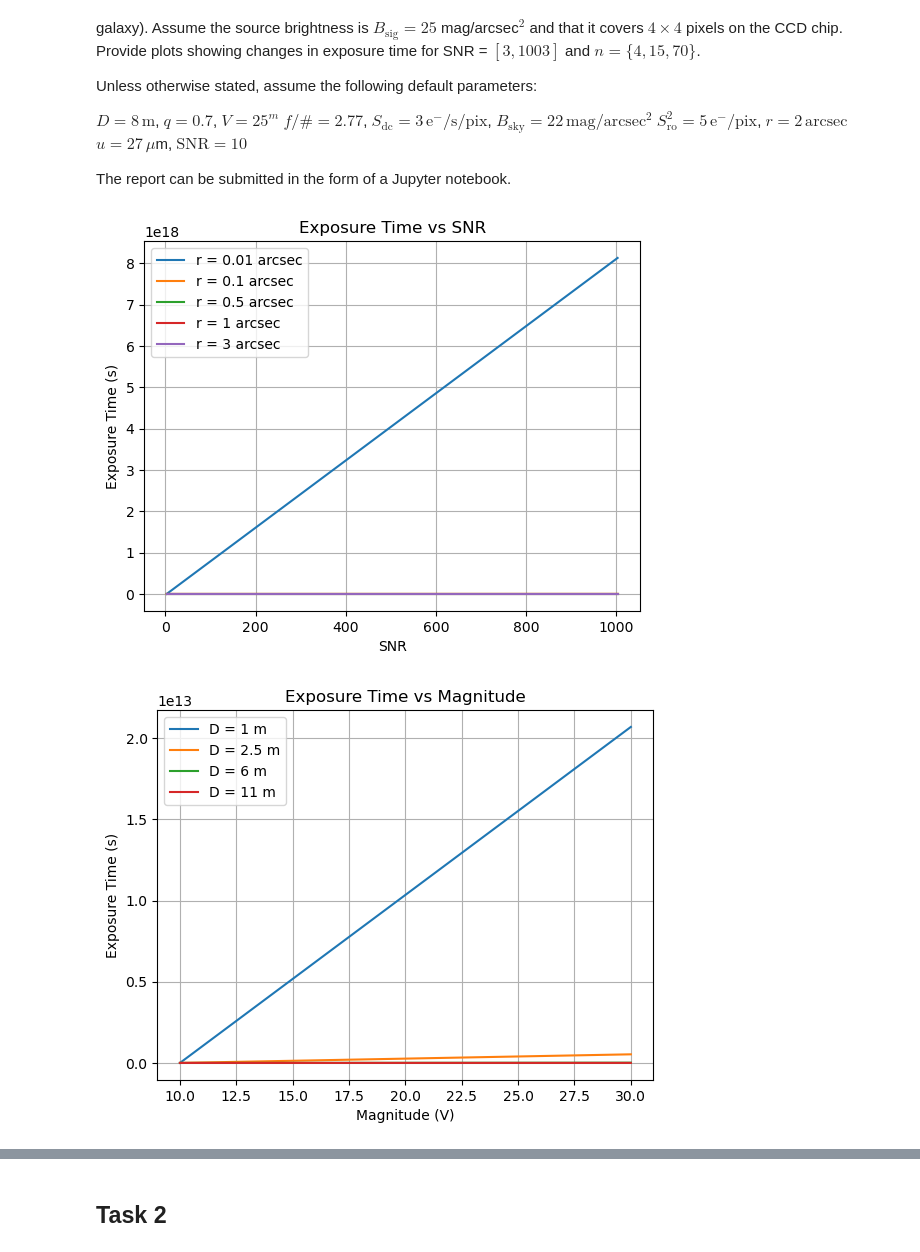
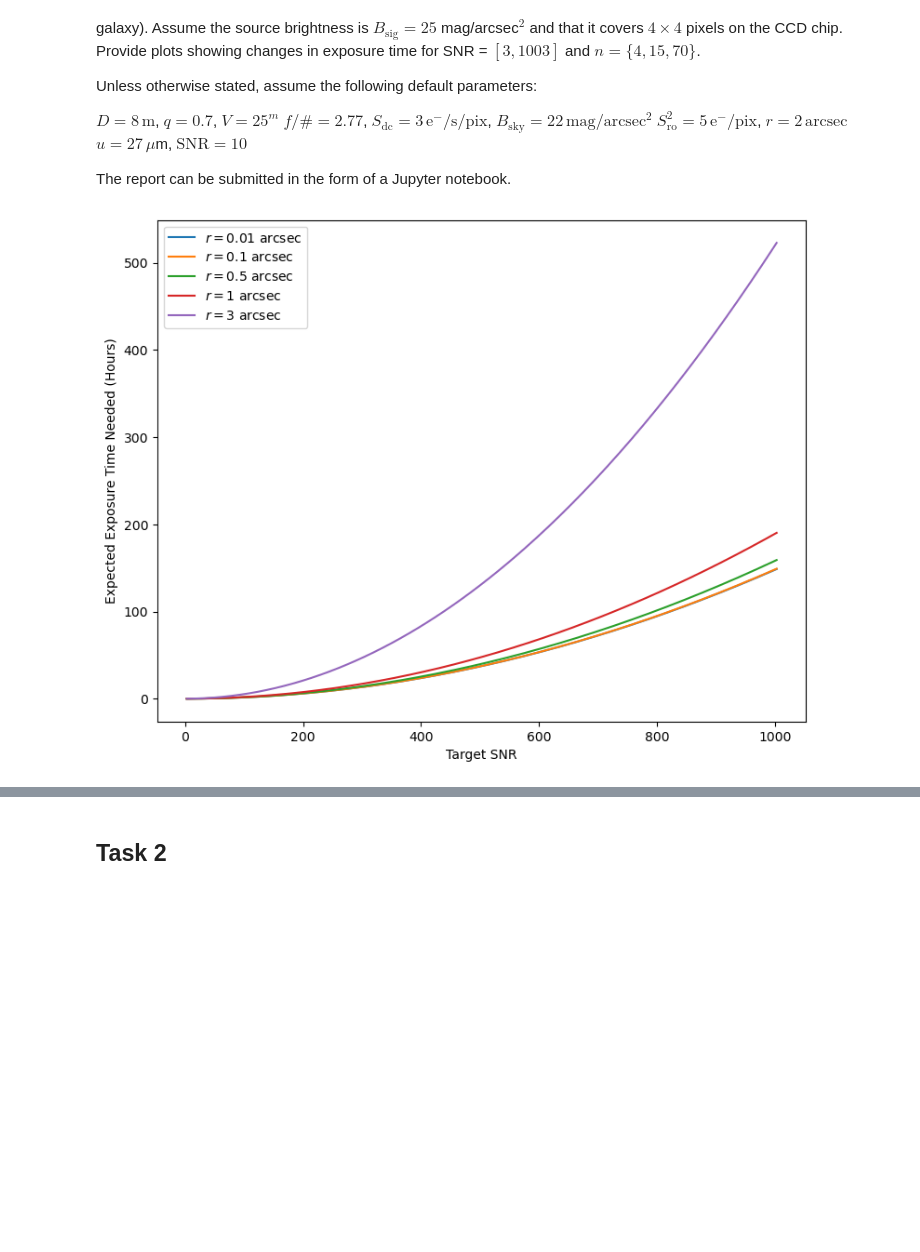
Before and after one commit to tcaba2/DataReduction2024, a Jupyter notebook: HomeWork_3/ExposureTime.ipynb, the cells around one changed output, grey strips where cells are left out. Saved outputs shown, nothing was run; the diff lists cells and outputs as text; code cells hidden in the pictures; blank space fills up the shorter version.

```diff
--- a/HomeWork_3/ExposureTime.ipynb
+++ b/HomeWork_3/ExposureTime.ipynb
@@ -36,15 +36,14 @@ D = 8  # Mirror diameter in meters
 q = 0.7  # Quantum efficiency
 V = 25  # Magnitude of the object
 f_number = 2.77  # f/#
-Sdc = 3  # Dark current in e-/s/pix
-Ssky = 25  # Sky brightness in mag/arcsec^2
-Sro2 = 5  # Read-out noise in e-/pix
-r = 2  # Seeing/PSF radius in arcseconds
+S_dc = 3  # Dark current in e-/s/pix
+B_sky = 22  # Sky brightness in mag/arcsec^2
+S_ro2 = 5  # Read-out noise in e-/pix
+r = 2  # PSF radius in arcseconds
 u = 27  # Pixel size in micrometers
 SNR_target = 10  # Target signal-to-noise ratio
-
+f0 = 1000  # Flux for a zero-magnitude source in e-/s/cm^2/Å
 bandwidth = 900  # V-filter bandwidth in Å
 X = 1  # Zenith factor
-f0 = 1000  # Flux for a zero-magnitude source in e-/s/cm^2/Å
 # %%
 # Functions for calculations
@@ -132,9 +146,23 @@ def plot_exposure_vs_quantum_efficiency():
 # %%
 # Run the plotting functions
-plot_exposure_vs_snr()
-plot_exposure_vs_magnitude()
-plot_exposure_vs_sky_brightness()
-plot_exposure_vs_quantum_efficiency()
+times = []
+
+SNRs = np.linspace(3, 1003, 200)
+r_array = [0.01, 0.1, 0.5, 1, 3]
+
+for r in r_array:
+    time_array = exposure_time(psf_radius=r, SNR=SNRs)
+    times.append(time_array)
+
+plt.figure(figsize=(9,7))
+
+for r, time_array in zip(r_array, times):
+    plt.plot(SNRs, time_array/3600, label=f'$r = {r}$ arcsec')
+
+plt.xlabel('Target SNR')
+plt.ylabel('Expected Exposure Time Needed (Hours)')
+
+plt.legend()
+plt.show()
 # %% [output]
-[figure, old version]
+[figure, new version]
-[figure, removed]
```
Also changed, not shown: parts of 10 cells of this notebook.
